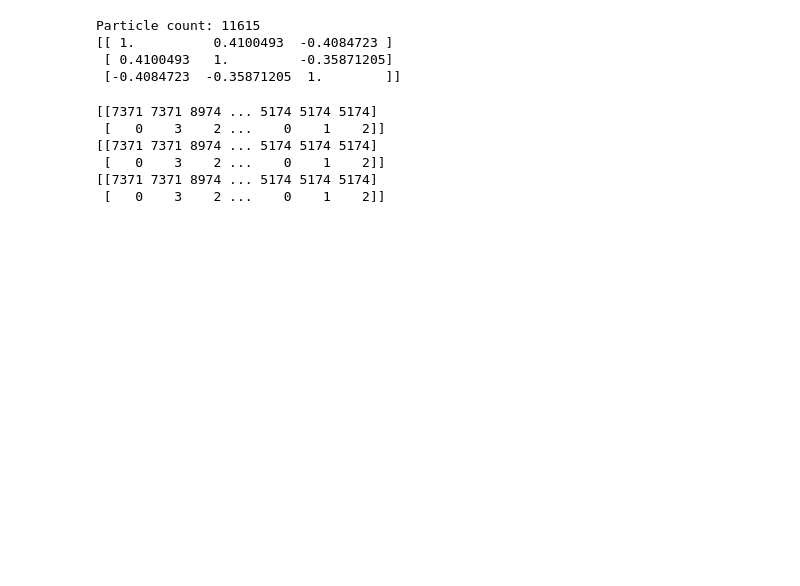
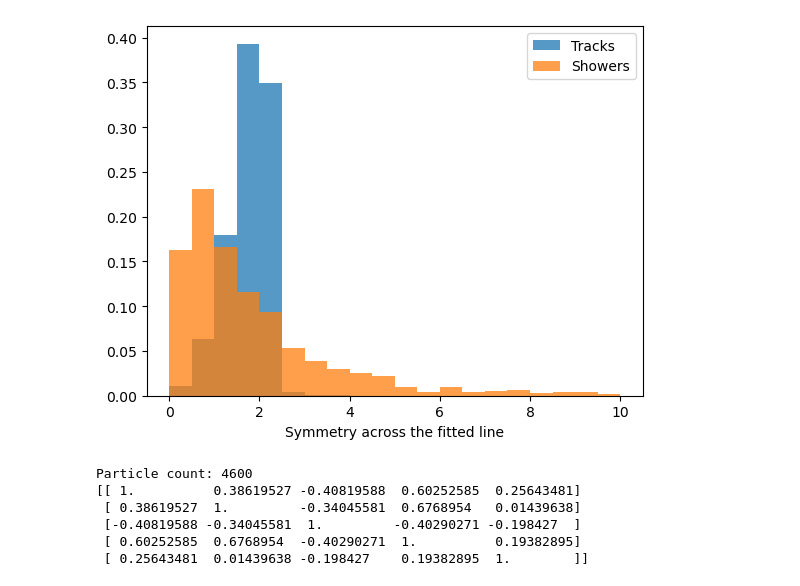
Before and after one commit to mohummudh/neutrinos-dune, a Jupyter notebook: andrew/straightlinefit/CorrelationMatrix.ipynb, the cells around one changed output. Saved outputs shown, nothing was run; the diff lists cells and outputs as text; code cells hidden in the pictures; blank space fills up the shorter version.

```diff
--- a/andrew/straightlinefit/CorrelationMatrix.ipynb
+++ b/andrew/straightlinefit/CorrelationMatrix.ipynb
@@ -361,0 +578,4 @@ def correlationmatrix():
+# %%
+sh5, sn5, si5, tr5, tn5, ti5 = symhistplot()
+# %% [output]
+[figure, added]
@@ -362,18 +589,9 @@ def correlationmatrix():
 # %%
-correlationmatrix()
+matrizz = correlationmatrix()
 # %% [output]
-Particle count: 11615
-[[ 1.          0.4100493  -0.4084723 ]
- [ 0.4100493   1.         -0.35871205]
- [-0.4084723  -0.35871205  1.        ]]
+Particle count: 4600
+[[ 1.          0.38619527 -0.40819588  0.60252585  0.25643481]
+ [ 0.38619527  1.         -0.34045581  0.6768954   0.01439638]
+ [-0.40819588 -0.34045581  1.         -0.40290271 -0.198427  ]
+ [ 0.60252585  0.6768954  -0.40290271  1.          0.19382895]
+ [ 0.25643481  0.01439638 -0.198427    0.19382895  1.        ]]
-# %%
-print(np.array([sn1, si1]))
-print(np.array([sn2, si2]))
-print(np.array([sn3, si3]))
-# %% [output]
-[[7371 7371 8974 ... 5174 5174 5174]
- [   0    3    2 ...    0    1    2]]
-[[7371 7371 8974 ... 5174 5174 5174]
- [   0    3    2 ...    0    1    2]]
-[[7371 7371 8974 ... 5174 5174 5174]
- [   0    3    2 ...    0    1    2]]
```
Also changed, not shown: parts of 14 cells of this notebook.
